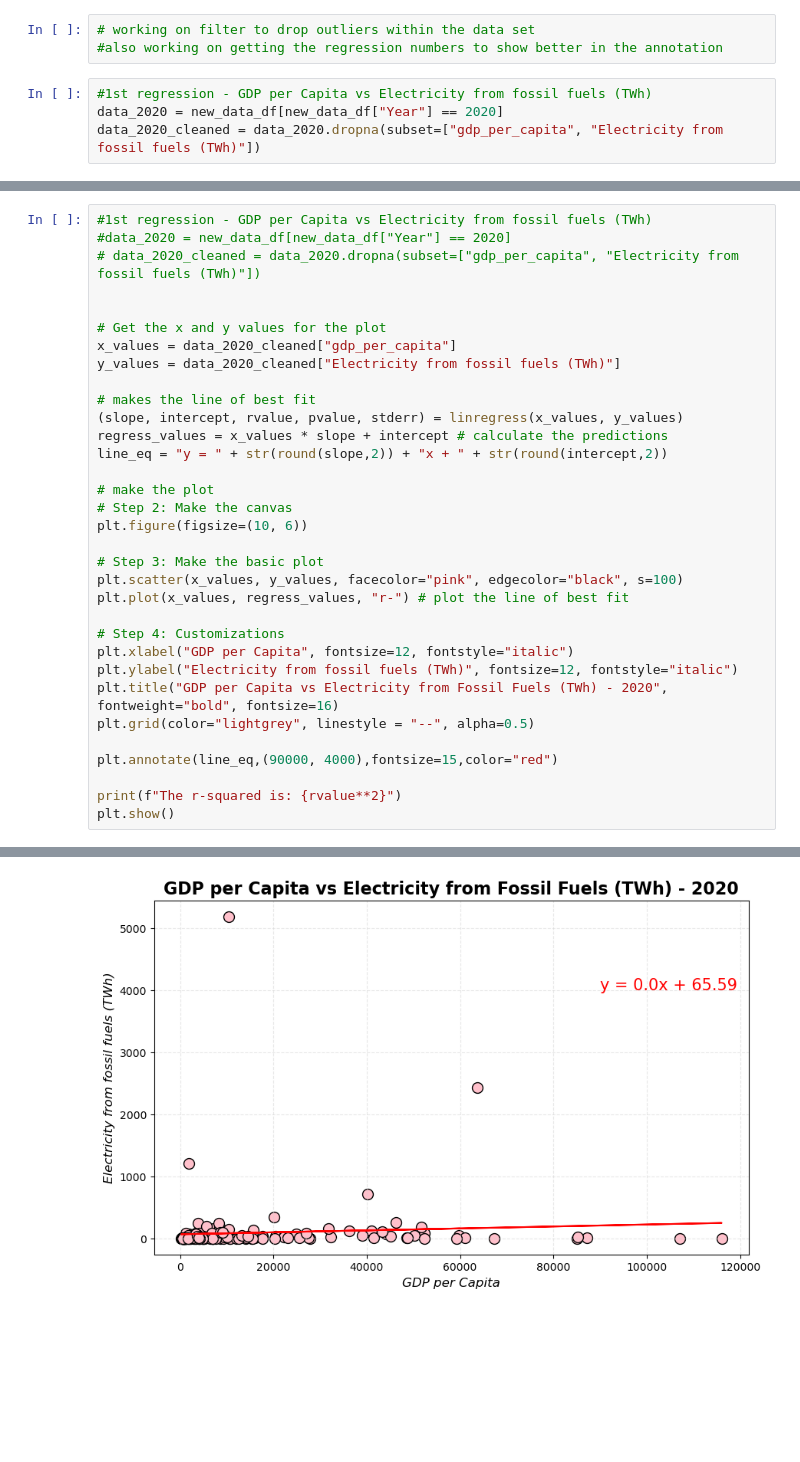
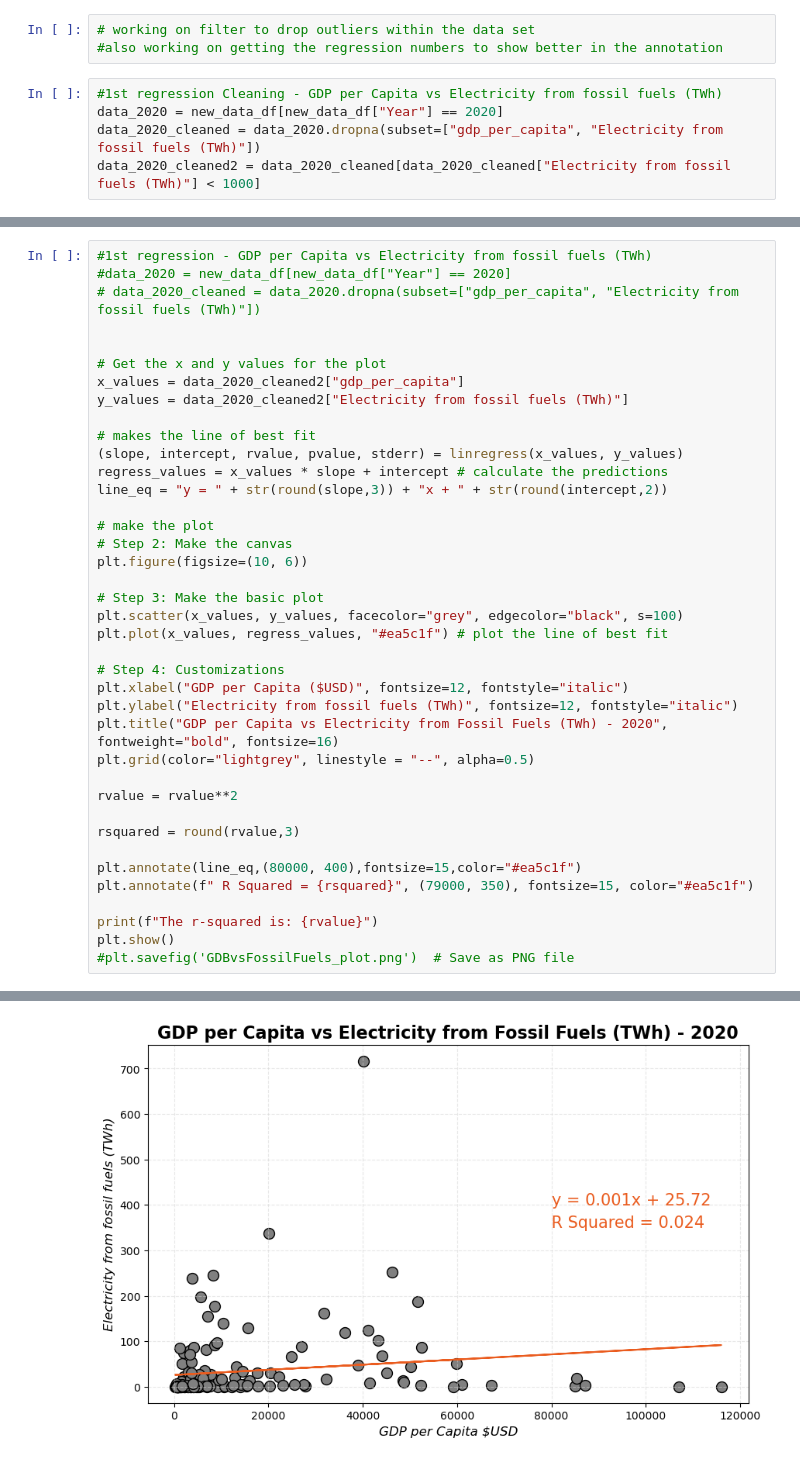
Before and after one commit to jwlosz/project-1-group17, a Jupyter notebook: sustainable master data.ipynb, the cells around one changed output, grey strips where cells are left out. Cells and saved outputs as stored; diff of their text form; blank space fills up the shorter version.

Commit message:
6/4 regression work

```diff
--- a/sustainable master data.ipynb
+++ b/sustainable master data.ipynb
@@ -166,6 +166,7 @@ new_data_df.corr(numeric_only=True)
 # working on filter to drop outliers within the data set
 #also working on getting the regression numbers to show better in the annotation
 # %%
-#1st regression - GDP per Capita vs Electricity from fossil fuels (TWh)
+#1st regression Cleaning - GDP per Capita vs Electricity from fossil fuels (TWh)
 data_2020 = new_data_df[new_data_df["Year"] == 2020]
 data_2020_cleaned = data_2020.dropna(subset=["gdp_per_capita", "Electricity from fossil fuels (TWh)"])
+data_2020_cleaned2 = data_2020_cleaned[data_2020_cleaned["Electricity from fossil fuels (TWh)"] < 1000]
@@ -176,30 +184,36 @@ data_2020_cleaned = data_2020.dropna(subset=["gdp_per_capita", "Electricity from
 
 
 # Get the x and y values for the plot
-x_values = data_2020_cleaned["gdp_per_capita"]
-y_values = data_2020_cleaned["Electricity from fossil fuels (TWh)"]
+x_values = data_2020_cleaned2["gdp_per_capita"]
+y_values = data_2020_cleaned2["Electricity from fossil fuels (TWh)"]
 
 # makes the line of best fit
 (slope, intercept, rvalue, pvalue, stderr) = linregress(x_values, y_values)
 regress_values = x_values * slope + intercept # calculate the predictions
-line_eq = "y = " + str(round(slope,2)) + "x + " + str(round(intercept,2))
+line_eq = "y = " + str(round(slope,3)) + "x + " + str(round(intercept,2))
 
 # make the plot
 # Step 2: Make the canvas
 plt.figure(figsize=(10, 6))
 
 # Step 3: Make the basic plot
-plt.scatter(x_values, y_values, facecolor="pink", edgecolor="black", s=100)
-plt.plot(x_values, regress_values, "r-") # plot the line of best fit
+plt.scatter(x_values, y_values, facecolor="grey", edgecolor="black", s=100)
+plt.plot(x_values, regress_values, "#ea5c1f") # plot the line of best fit
 
 # Step 4: Customizations
-plt.xlabel("GDP per Capita", fontsize=12, fontstyle="italic")
+plt.xlabel("GDP per Capita ($USD)", fontsize=12, fontstyle="italic")
 plt.ylabel("Electricity from fossil fuels (TWh)", fontsize=12, fontstyle="italic")
 plt.title("GDP per Capita vs Electricity from Fossil Fuels (TWh) - 2020", fontweight="bold", fontsize=16)
 plt.grid(color="lightgrey", linestyle = "--", alpha=0.5)
 
-plt.annotate(line_eq,(90000, 4000),fontsize=15,color="red")
+rvalue = rvalue**2
 
-print(f"The r-squared is: {rvalue**2}")
+rsquared = round(rvalue,3)
+
+plt.annotate(line_eq,(80000, 400),fontsize=15,color="#ea5c1f")
+plt.annotate(f" R Squared = {rsquared}", (79000, 350), fontsize=15, color="#ea5c1f")
+
+print(f"The r-squared is: {rvalue}")
 plt.show()
+#plt.savefig('GDBvsFossilFuels_plot.png')  # Save as PNG file
 # %% [output]
@@ -207 +221 @@ The r-squared is: 0.0054002149678904566
-[figure, old version]
+[figure, new version]
```
Also changed, not shown: parts of 4 cells of this notebook.
